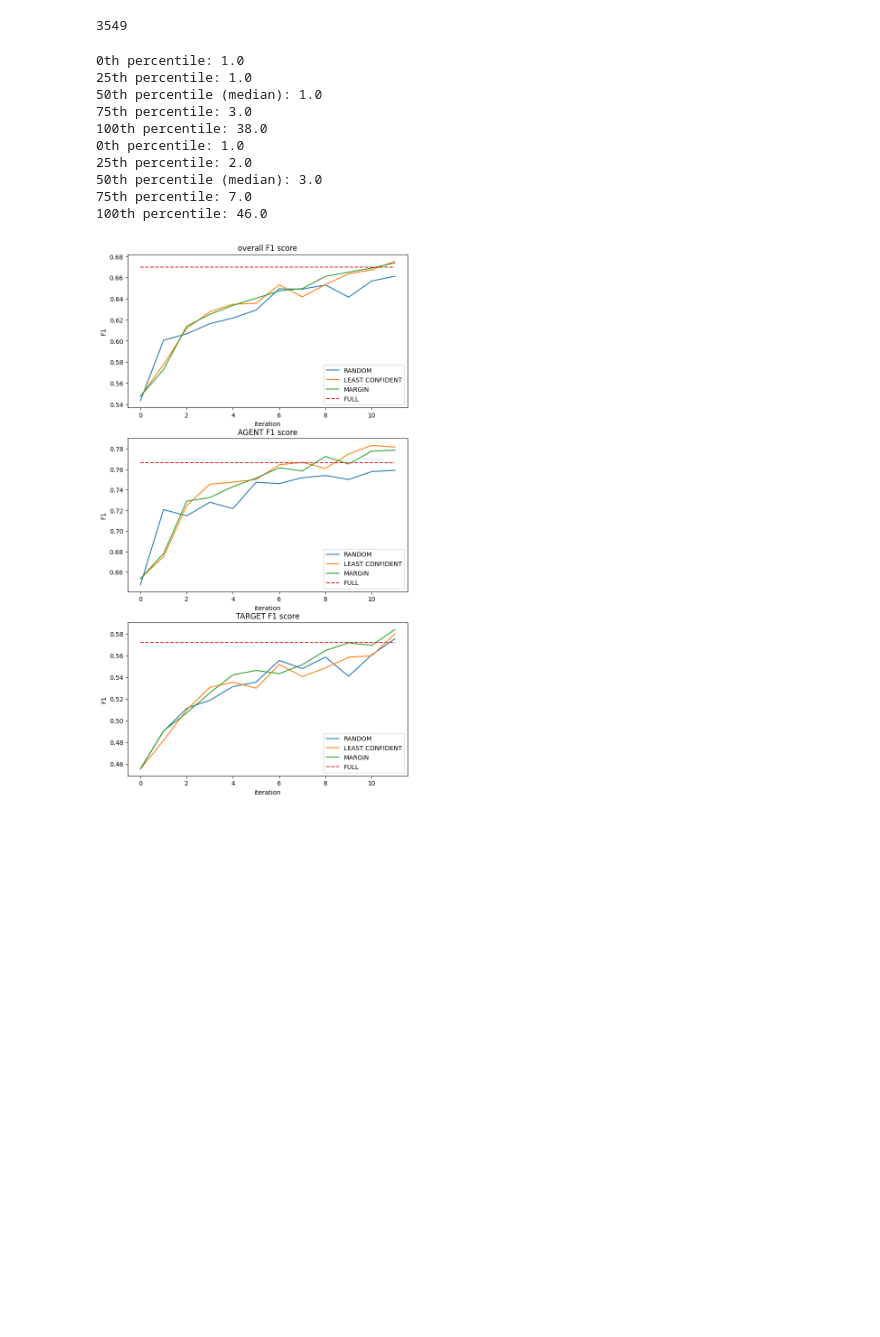
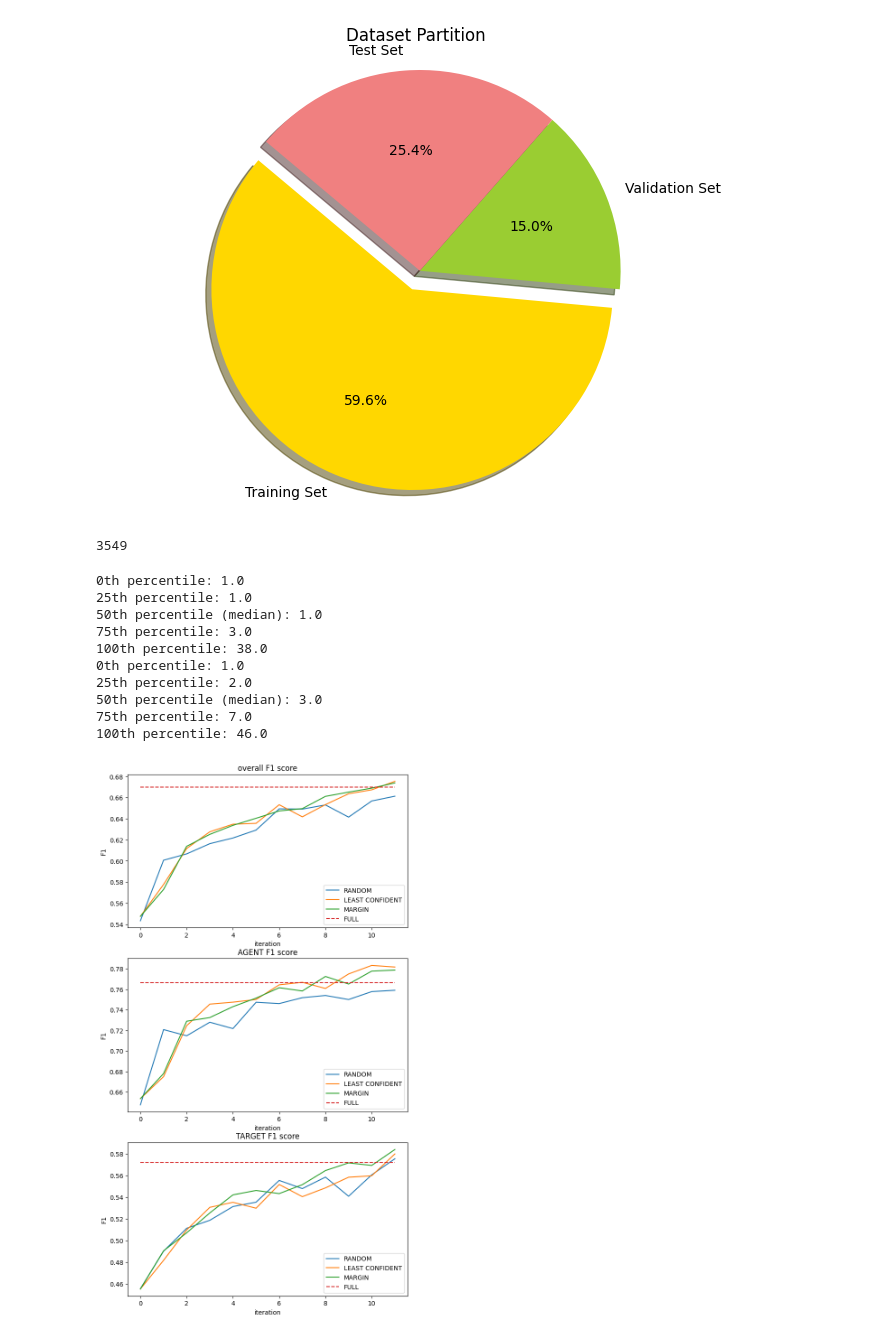
Before and after one commit to zhangxl2002/ORL, a Jupyter notebook: data_analysis.ipynb, the cells around one changed output. Drawn from its saved outputs; the diff is of its cells as text; code cells hidden in the pictures; blank space fills up the shorter version.

```diff
--- a/data_analysis.ipynb
+++ b/data_analysis.ipynb
@@ -95,3 +114,30 @@ tokenizer = AutoTokenizer.from_pretrained("../T5-base")
+# %%
+import matplotlib.pyplot as plt
+
+# 数据集的大小
+train_size = 3549
+validation_size = 893
+test_size = 1509
+
+# 计算每个部分所占的比例
+total_size = train_size + validation_size + test_size
+train_percentage = train_size / total_size
+validation_percentage = validation_size / total_size
+test_percentage = test_size / total_size
+
+# 绘制饼状图
+labels = 'Training Set', 'Validation Set', 'Test Set'
+sizes = [train_percentage, validation_percentage, test_percentage]
+colors = ['gold', 'yellowgreen', 'lightcoral']
+explode = (0.1, 0, 0)  # 突出显示第一块
+
+plt.figure(figsize=(8, 6))
+plt.pie(sizes, explode=explode, labels=labels, colors=colors, autopct='%1.1f%%', shadow=True, startangle=140)
+plt.axis('equal')  # 保持圆形
+plt.title('Dataset Partition')
+plt.show()
+# %% [output]
+[figure, added]
 # %%
 spans = load_dataset("zhangxl2002/mpqa_ORL")['train']['spans']
 # %%
```
Also changed, not shown: parts of 10 cells of this notebook, 5 other files.
